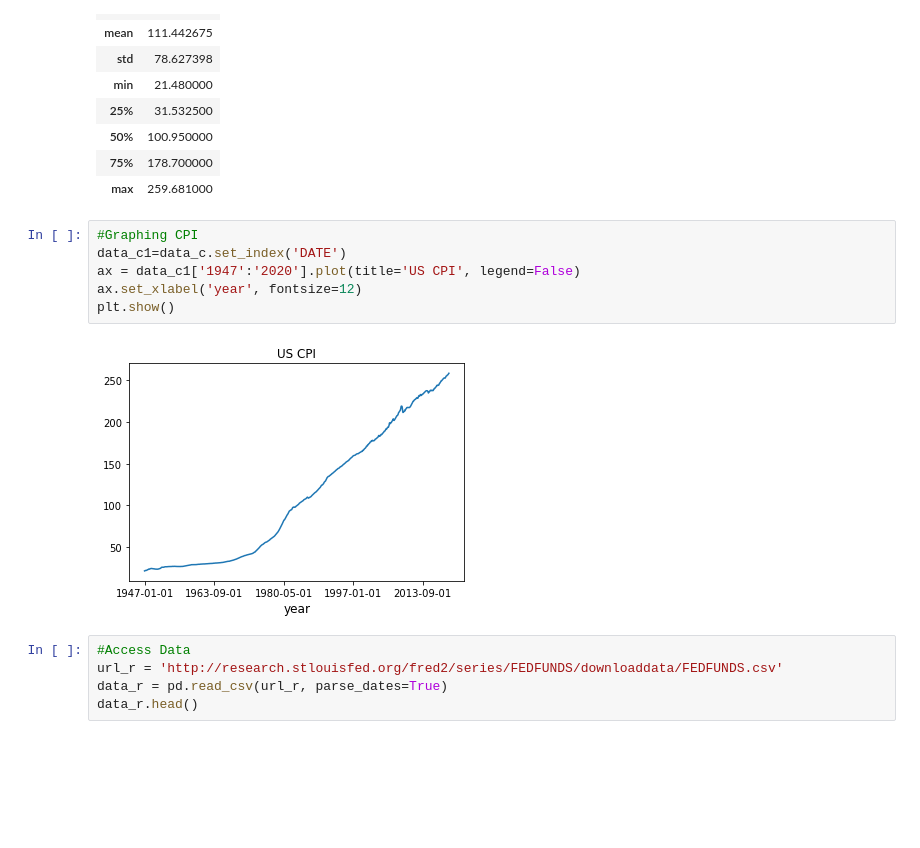
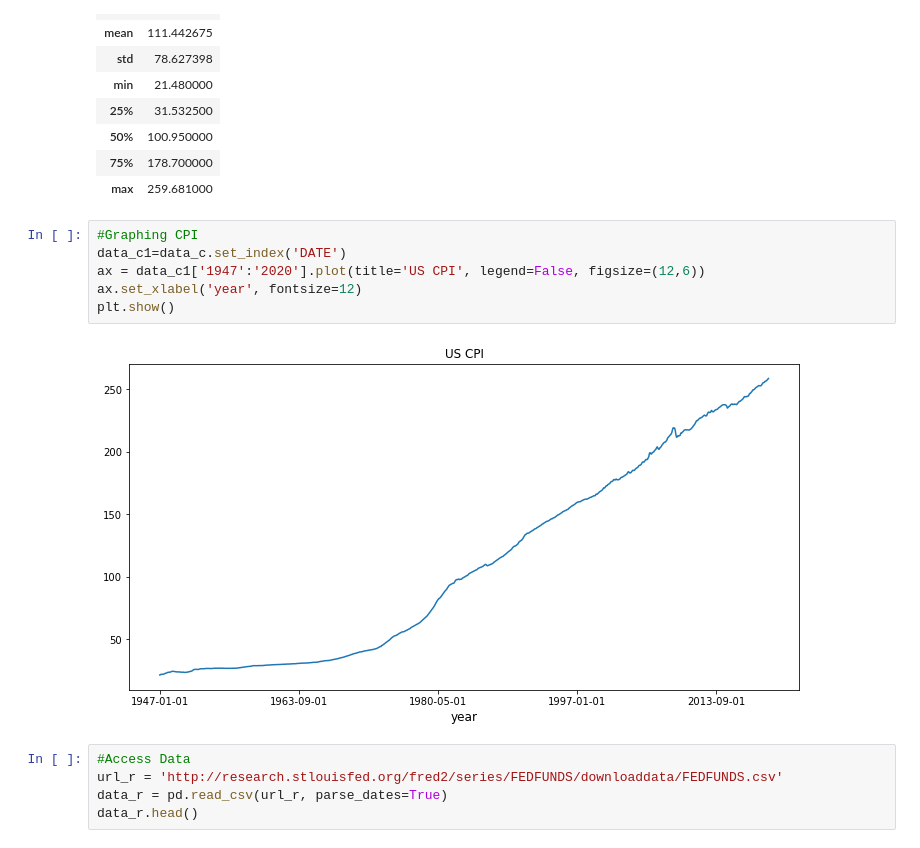
Before and after one commit to xiaoww3/Final-Project, a Jupyter notebook: project.ipynb, the cells around one changed output. Saved outputs shown, nothing was run; the diff lists cells and outputs as text; blank space fills up the shorter version.

```diff
--- a/project.ipynb
+++ b/project.ipynb
@@ -118,11 +118,11 @@ data_c.describe()
 # %%
 #Graphing CPI
 data_c1=data_c.set_index('DATE')
-ax = data_c1['1947':'2020'].plot(title='US CPI', legend=False)
+ax = data_c1['1947':'2020'].plot(title='US CPI', legend=False, figsize=(12,6))
 ax.set_xlabel('year', fontsize=12)
 plt.show()
 # %% [output]
-[figure, old version]
+[figure, new version]
 # %%
 #Access Data
 url_r = 'http://research.stlouisfed.org/fred2/series/FEDFUNDS/downloaddata/FEDFUNDS.csv'
```
Also changed, not shown: parts of 2 cells of this notebook.
